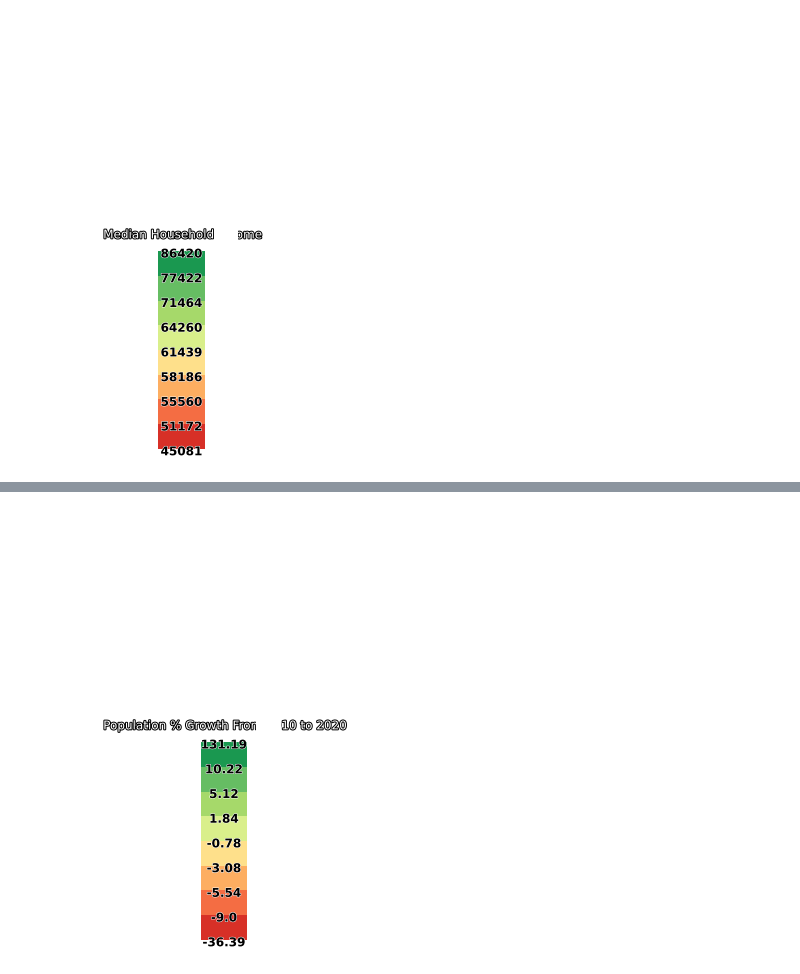
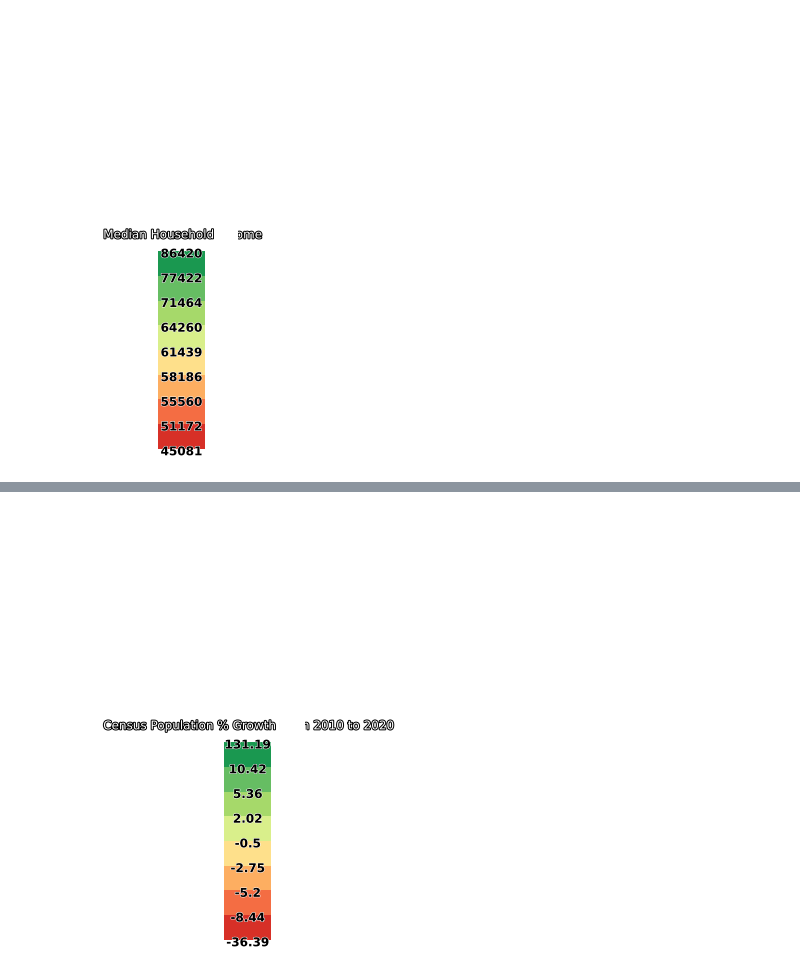
Before and after one commit to kburchfiel/census_folium_tutorial, a Jupyter notebook: census_folium_tutorial_v6.ipynb, the cells around one changed output, grey strips where cells are left out. Saved outputs shown, nothing was run; the diff lists cells and outputs as text; code cells hidden in the pictures.

```diff
--- a/census_folium_tutorial_v6.ipynb
+++ b/census_folium_tutorial_v6.ipynb
@@ -142,7 +154,8 @@ county_and_census_table = census_folium_viewer.prepare_county_table(
     shape_state_code_column = 'STATEFP', shape_county_code_column = 'COUNTYFP',
     tolerance = 0.005,
     data_path = 'acs5_2019_county_results_1k_plus_households.csv',
-    data_state_code_column = 'state', data_county_code_column = 'county')
+    data_state_code_column = 'state', data_county_code_column = 'county',
+    dropna_geometry = True)
 print("Exporting data:")
 county_and_census_table.to_file('county_and_census_table.geojson',
     driver = 'GeoJSON')
@@ -326,0 +369,7 @@ census_state_population_growth_table.head()
+# %%
+df_census_county_pop_growth = pd.read_csv(
+    'census_county_population_2000_to_2020.csv')
+for column in df_census_county_pop_growth.columns[3:]:
+    df_census_county_pop_growth.rename(
+        columns = {column:"census_"+column}, inplace = True)
+df_census_county_pop_growth
@@ -326,0 +390,7 @@ census_state_population_growth_table.head()
+# %%
+df_acs5_county_pop_growth = pd.read_csv('acs5_county_pop_2010_to_2020.csv')
+for column in df_acs5_county_pop_growth.columns[3:]:
+    df_acs5_county_pop_growth.rename(columns
+    = {column:"acs5_"+column}, inplace = True)
+df_acs5_county_pop_growth.drop(['state', 'county'], axis = 1, inplace = True)
+df_acs5_county_pop_growth
@@ -326,0 +415,13 @@ census_state_population_growth_table.head()
+# %%
+county_and_census_table.rename(columns={'NAME':'old_name'},inplace=True)
+county_and_census_table.drop(['state', 'county'], axis = 1, inplace = True)
+county_and_census_table = county_and_census_table.merge(
+    df_census_county_pop_growth,
+    left_on = ['STATEFP', 'COUNTYFP'], right_on = ['state', 'county'],
+    how = 'outer')
+county_and_census_table = county_and_census_table.merge(df_acs5_county_pop_growth,
+on = 'NAME',  how = 'outer')
+county_and_census_table.dropna(subset = 'geometry', inplace = True)
+county_and_census_table.to_file('county_and_census_table.geojson',
+driver = 'GeoJSON')
+county_and_census_table
@@ -342,15 +580,16 @@ census_2010_2020_state_population_growth = census_folium_viewer.generate_map(
 # %%
 census_2010_2020_county_population_growth = census_folium_viewer.generate_map(
-    merged_data_table = census_county_population_growth_table.query("county != 72"), shape_feature_name = 'NAME_y',
-    data_variable = '2010_to_2020_chg', feature_text = 'county',
-    data_variable_text = 'Population % Growth From 2010 to 2020',
+    merged_data_table = county_and_census_table.query("state != 72"),
+    shape_feature_name = 'NAME',
+    data_variable = 'census_2010_to_2020_chg', feature_text = 'County',
+    data_variable_text = 'Census Population % Growth From 2010 to 2020',
     map_name = 'census_2010_2020_county_pop_growth',
     variable_decimals = 2,
     html_save_path = r'C:\Users\kburc\D1V1\Documents\!Dell64docs\Programming\py\kjb3_programs\census_folium_tutorial',
     screenshot_save_path = 'census_folium_map_screenshots',
     popup_variable_text = 'Growth', fill_color = 'RdYlGn',
     rows_to_map = 0, bin_count = 8,
     bin_type = 'percentiles', multiply_data_by = 100, vertical_legend = True,
     generate_image = True)
 # %% [output]
-[figure, old version]
+[figure, new version]
```
Also changed, not shown: parts of 45 cells of this notebook, 52 other files.
